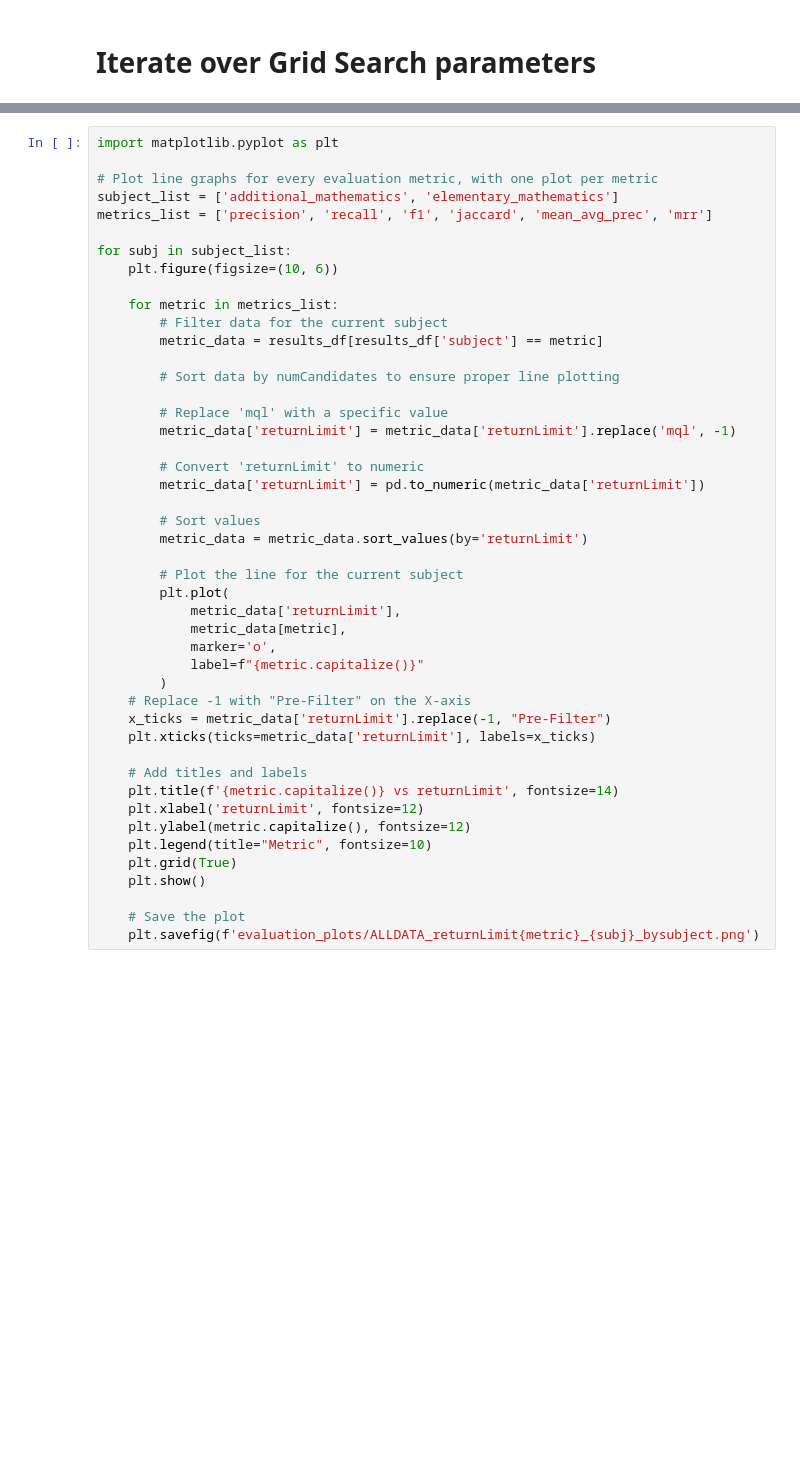
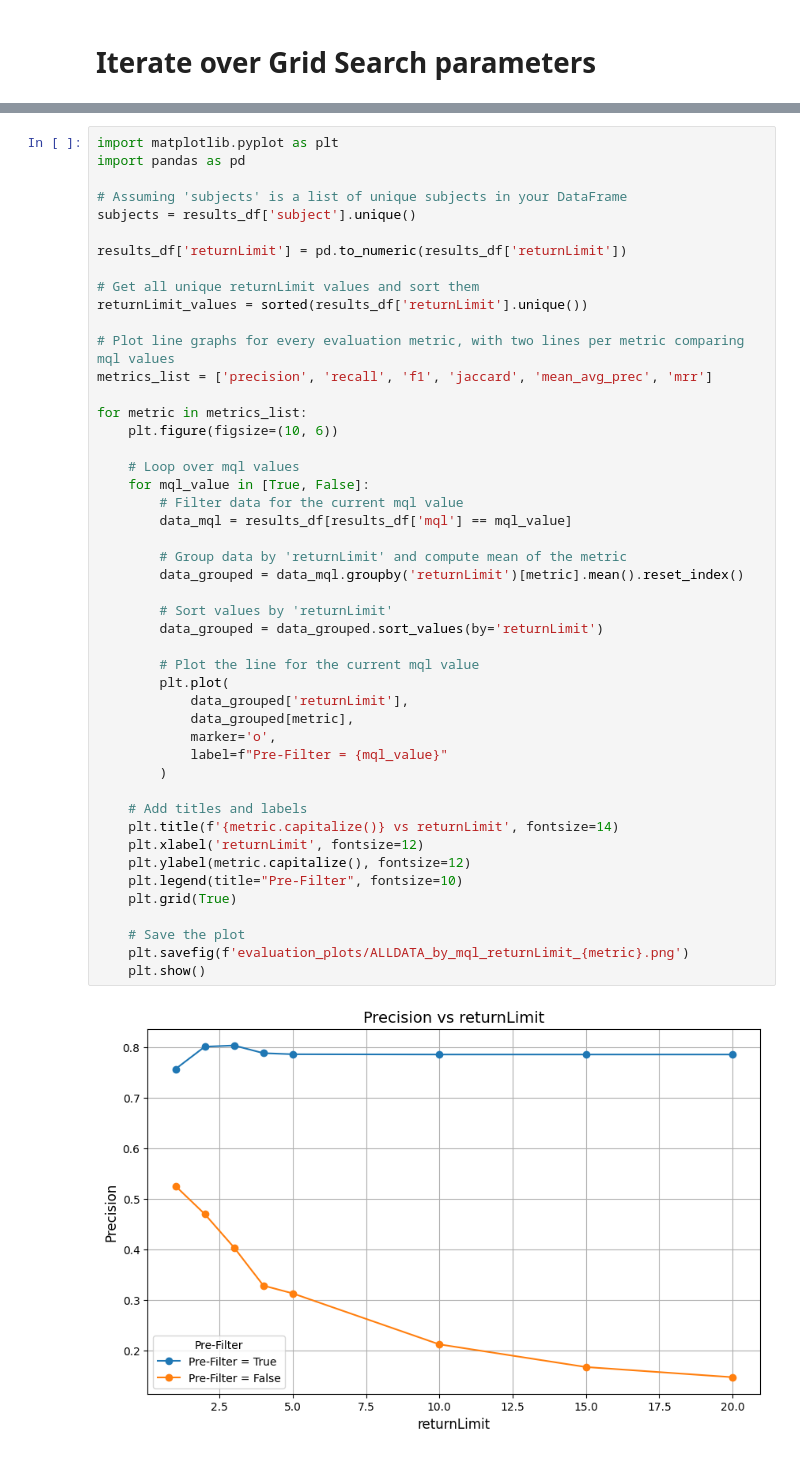
Before and after one commit to ZhiZhangT/eduRAG, a Jupyter notebook: retrieval_gridsearch.ipynb, the cells around one changed output, grey strips where cells are left out. Drawn from its saved outputs; the diff is of its cells as text; blank space fills up the shorter version.

```diff
--- a/retrieval_gridsearch.ipynb
+++ b/retrieval_gridsearch.ipynb
@@ -319,46 +398,49 @@ See the caveats in the documentation: https://pandas.pydata.org/pandas-docs/stab
 # %%
 import matplotlib.pyplot as plt
+import pandas as pd
 
-# Plot line graphs for every evaluation metric, with one plot per metric
-subject_list = ['additional_mathematics', 'elementary_mathematics']
+# Assuming 'subjects' is a list of unique subjects in your DataFrame
+subjects = results_df['subject'].unique()
+
+results_df['returnLimit'] = pd.to_numeric(results_df['returnLimit'])
+
+# Get all unique returnLimit values and sort them
+returnLimit_values = sorted(results_df['returnLimit'].unique())
+
+# Plot line graphs for every evaluation metric, with two lines per metric comparing mql values
 metrics_list = ['precision', 'recall', 'f1', 'jaccard', 'mean_avg_prec', 'mrr']
 
-for subj in subject_list:
+for metric in metrics_list:
     plt.figure(figsize=(10, 6))
 
-    for metric in metrics_list:
-        # Filter data for the current subject
-        metric_data = results_df[results_df['subject'] == metric]
+    # Loop over mql values
+    for mql_value in [True, False]:
+        # Filter data for the current mql value
+        data_mql = results_df[results_df['mql'] == mql_value]
 
-        # Sort data by numCandidates to ensure proper line plotting
+        # Group data by 'returnLimit' and compute mean of the metric
+        data_grouped = data_mql.groupby('returnLimit')[metric].mean().reset_index()
 
-        # Replace 'mql' with a specific value
-        metric_data['returnLimit'] = metric_data['returnLimit'].replace('mql', -1)
+        # Sort values by 'returnLimit'
+        data_grouped = data_grouped.sort_values(by='returnLimit')
 
-        # Convert 'returnLimit' to numeric
-        metric_data['returnLimit'] = pd.to_numeric(metric_data['returnLimit'])
-
-        # Sort values
-        metric_data = metric_data.sort_values(by='returnLimit')
-
-        # Plot the line for the current subject
+        # Plot the line for the current mql value
         plt.plot(
-            metric_data['returnLimit'],
-            metric_data[metric],
+            data_grouped['returnLimit'],
+            data_grouped[metric],
             marker='o',
-            label=f"{metric.capitalize()}"
+            label=f"Pre-Filter = {mql_value}"
         )
-    # Replace -1 with "Pre-Filter" on the X-axis
-    x_ticks = metric_data['returnLimit'].replace(-1, "Pre-Filter")
-    plt.xticks(ticks=metric_data['returnLimit'], labels=x_ticks)
 
     # Add titles and labels
     plt.title(f'{metric.capitalize()} vs returnLimit', fontsize=14)
     plt.xlabel('returnLimit', fontsize=12)
     plt.ylabel(metric.capitalize(), fontsize=12)
-    plt.legend(title="Metric", fontsize=10)
+    plt.legend(title="Pre-Filter", fontsize=10)
     plt.grid(True)
-    plt.show()
 
     # Save the plot
-    plt.savefig(f'evaluation_plots/ALLDATA_returnLimit{metric}_{subj}_bysubject.png')
+    plt.savefig(f'evaluation_plots/ALLDATA_by_mql_returnLimit_{metric}.png')
+    plt.show()
+# %% [output]
+[figure, added]
```
Also changed, not shown: parts of 12 cells of this notebook, 56 other files.
